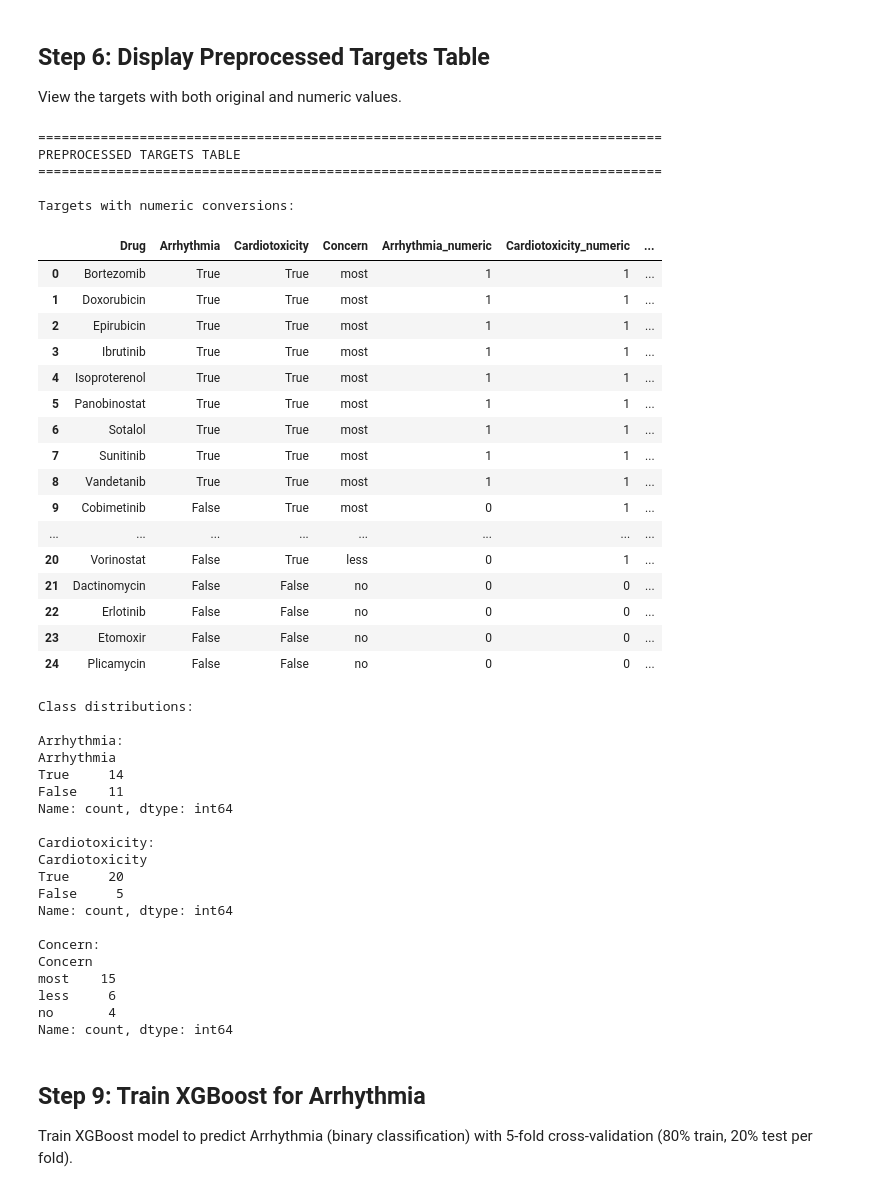
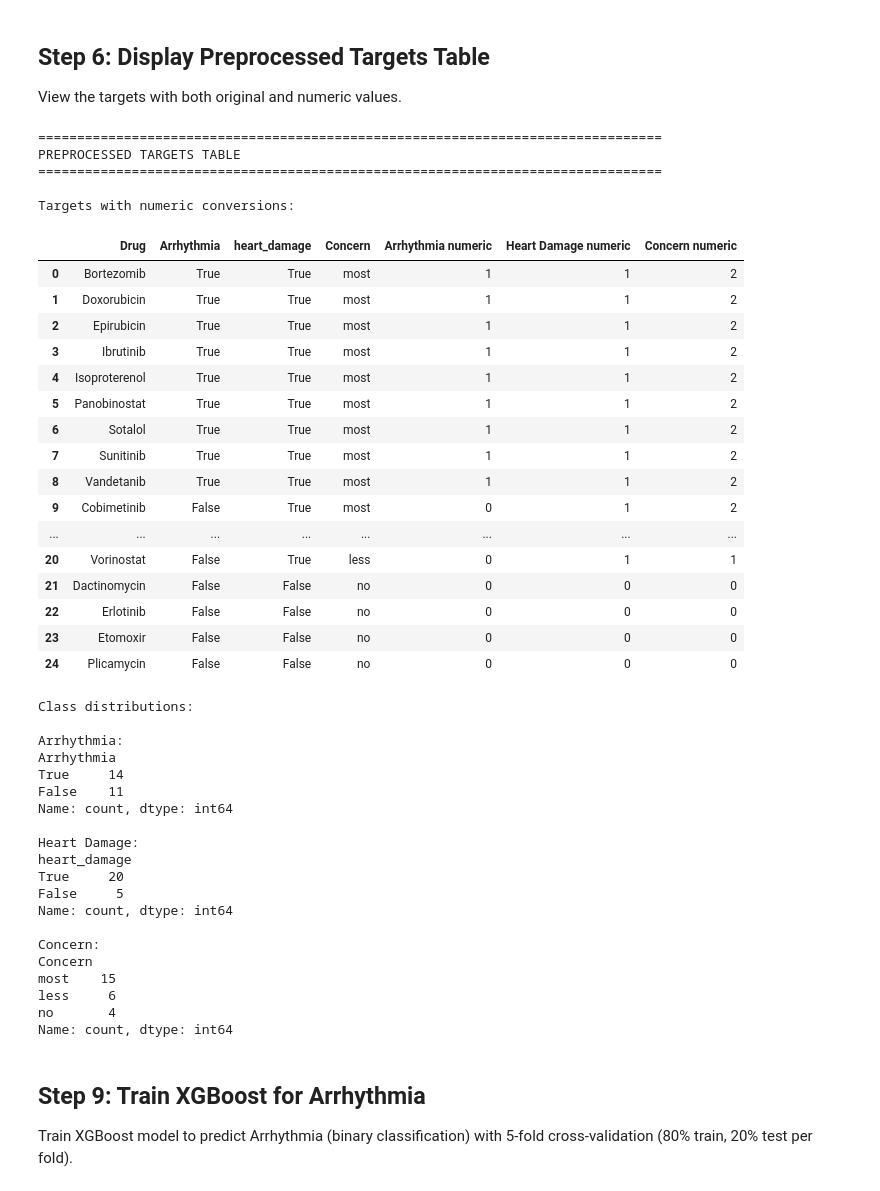
Before and after one commit to NoahB10/Cardiac_RODEO, a Jupyter notebook: Prediction_Models/Prediction_Models_AR_HD_Concern.ipynb, the cells around one changed output. Saved outputs shown, nothing was run; the diff lists cells and outputs as text; code cells hidden in the pictures.

```diff
--- a/Prediction_Models/Prediction_Models_AR_HD_Concern.ipynb
+++ b/Prediction_Models/Prediction_Models_AR_HD_Concern.ipynb
@@ -260,7 +265,7 @@ print(f"\nFeature names:")
 print(features_df.columns.tolist())
 
 # Separate Drug and target columns from original data
-targets_df = df_raw[['Drug', 'Arrhythmia', 'Cardiotoxicity', 'Concern']].copy()
+targets_df = df_raw[['Drug', 'Arrhythmia', 'heart_damage', 'Concern']].copy()
 
 # Align indices
 features_df.index = df_raw.index
@@ -361,7 +366,7 @@ print("="*80)
 
 # Drop rows with missing target labels
 initial_target_rows = len(targets_df)
-targets_df = targets_df.dropna(subset=['Arrhythmia', 'Cardiotoxicity', 'Concern'])
+targets_df = targets_df.dropna(subset=['Arrhythmia', 'heart_damage', 'Concern'])
 dropped_rows = initial_target_rows - len(targets_df)
 
 if dropped_rows > 0:
@@ -373,12 +378,12 @@ features_df = features_df.loc[targets_df.index].copy()
 # Convert targets to numeric
 print("\nConverting targets to numeric format...")
 arrhythmia = preprocess_targets(targets_df, 'Arrhythmia').values
-cardiotoxicity = preprocess_targets(targets_df, 'Cardiotoxicity').values
+heart_damage = preprocess_targets(targets_df, 'heart_damage').values
 concern = preprocess_targets(targets_df, 'Concern').values
 
 print(f"\nTarget distributions:")
 print(f"  Arrhythmia: {np.sum(arrhythmia==1)} positive (true), {np.sum(arrhythmia==0)} negative (false)")
-print(f"  Cardiotoxicity: {np.sum(cardiotoxicity==1)} positive (true), {np.sum(cardiotoxicity==0)} negative (false)")
+print(f"  Heart Damage: {np.sum(heart_damage==1)} positive (true), {np.sum(heart_damage==0)} negative (false)")
 print(f"  Concern: {np.sum(concern==2)} most, {np.sum(concern==1)} less, {np.sum(concern==0)} no")
 
 print(f"\nFinal dataset size: {len(features_df)} samples, {len(features_df.columns)} features")
@@ -402,48 +407,49 @@ View the targets with both original and numeric values.
 # %%
 # Cell 7: Display Preprocessed Targets Table
 print("="*80)
 print("PREPROCESSED TARGETS TABLE")
 print("="*80)
 
 # Create display DataFrame with original and numeric values
 targets_display = targets_df.copy()
-targets_display['Arrhythmia_numeric'] = arrhythmia
-targets_display['Cardiotoxicity_numeric'] = cardiotoxicity
-targets_display['Concern_numeric'] = concern
+targets_display['Arrhythmia numeric'] = arrhythmia
+targets_display['Heart Damage numeric'] = heart_damage
+targets_display['Concern numeric'] = concern
 
 print("\nTargets with numeric conversions:")
 display(targets_display)
 
 print("\nClass distributions:")
 print("\nArrhythmia:")
 print(targets_display['Arrhythmia'].value_counts())
-print("\nCardiotoxicity:")
-print(targets_display['Cardiotoxicity'].value_counts())
+print("\nHeart Damage:")
+# Fix KeyError by using correct column name 'heart_damage'
+print(targets_display['heart_damage'].value_counts())
 print("\nConcern:")
 print(targets_display['Concern'].value_counts())
 # %% [output]
 ================================================================================
 PREPROCESSED TARGETS TABLE
 ================================================================================
 
 Targets with numeric conversions:
-|  | Drug | Arrhythmia | Cardiotoxicity | Concern | Arrhythmia_numeric | Cardiotoxicity_numeric | ... |
-| 0 | Bortezomib | True | True | most | 1 | 1 | ... |
-| 1 | Doxorubicin | True | True | most | 1 | 1 | ... |
-| 2 | Epirubicin | True | True | most | 1 | 1 | ... |
-| 3 | Ibrutinib | True | True | most | 1 | 1 | ... |
-| 4 | Isoproterenol | True | True | most | 1 | 1 | ... |
-| 5 | Panobinostat | True | True | most | 1 | 1 | ... |
-| 6 | Sotalol | True | True | most | 1 | 1 | ... |
-| 7 | Sunitinib | True | True | most | 1 | 1 | ... |
-| 8 | Vandetanib | True | True | most | 1 | 1 | ... |
-| 9 | Cobimetinib | False | True | most | 0 | 1 | ... |
+|  | Drug | Arrhythmia | heart_damage | Concern | Arrhythmia numeric | Heart Damage numeric | Concern numeric |
+| 0 | Bortezomib | True | True | most | 1 | 1 | 2 |
+| 1 | Doxorubicin | True | True | most | 1 | 1 | 2 |
+| 2 | Epirubicin | True | True | most | 1 | 1 | 2 |
+| 3 | Ibrutinib | True | True | most | 1 | 1 | 2 |
+| 4 | Isoproterenol | True | True | most | 1 | 1 | 2 |
+| 5 | Panobinostat | True | True | most | 1 | 1 | 2 |
+| 6 | Sotalol | True | True | most | 1 | 1 | 2 |
+| 7 | Sunitinib | True | True | most | 1 | 1 | 2 |
+| 8 | Vandetanib | True | True | most | 1 | 1 | 2 |
+| 9 | Cobimetinib | False | True | most | 0 | 1 | 2 |
 | ... | ... | ... | ... | ... | ... | ... | ... |
-| 20 | Vorinostat | False | True | less | 0 | 1 | ... |
-| 21 | Dactinomycin | False | False | no | 0 | 0 | ... |
-| 22 | Erlotinib | False | False | no | 0 | 0 | ... |
-| 23 | Etomoxir | False | False | no | 0 | 0 | ... |
-| 24 | Plicamycin | False | False | no | 0 | 0 | ... |
+| 20 | Vorinostat | False | True | less | 0 | 1 | 1 |
+| 21 | Dactinomycin | False | False | no | 0 | 0 | 0 |
+| 22 | Erlotinib | False | False | no | 0 | 0 | 0 |
+| 23 | Etomoxir | False | False | no | 0 | 0 | 0 |
+| 24 | Plicamycin | False | False | no | 0 | 0 | 0 |
 Class distributions:
 
 Arrhythmia:
@@ -452,8 +458,8 @@ True     14
 False    11
 Name: count, dtype: int64
 
-Cardiotoxicity:
-Cardiotoxicity
+Heart Damage:
+heart_damage
 True     20
 False     5
 Name: count, dtype: int64
```
Also changed, not shown: parts of 30 cells of this notebook.
